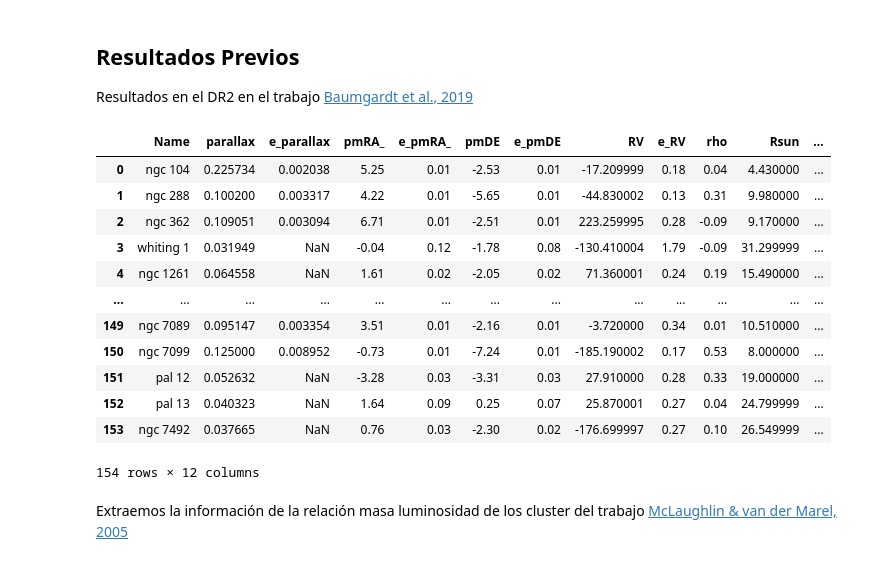
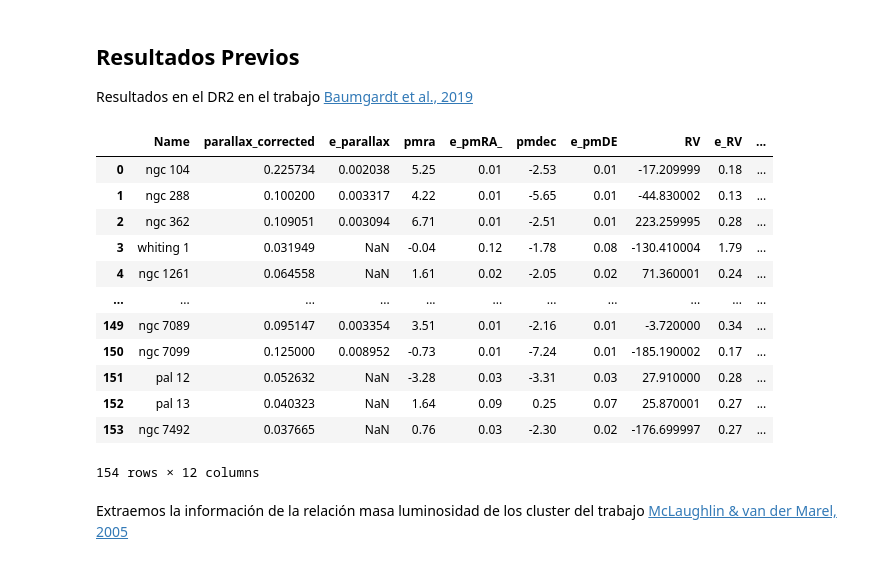
Before and after one commit to santhiperbolico/tfm-ucm-code, a Jupyter notebook: notebooks/Analisis_DR3.ipynb, the cells around one changed output. Cells and saved outputs as stored; diff of their text form; code cells hidden in the pictures.

```diff
--- a/notebooks/Analisis_DR3.ipynb
+++ b/notebooks/Analisis_DR3.ipynb
@@ -45,27 +41,28 @@ Resultados en el DR2 en el trabajo [Baumgardt et al., 2019](https://drive.google
 # %%
 v = Vizier(columns=["Name", "Rsun", "e_Rsun", "pmRA*", "e_pmRA*", "pmDE", "e_pmDE", "RV", "e_RV", "rho"])
 v.ROW_LIMIT = -1
 catalogs = v.get_catalogs("J/MNRAS/482/5138")
 clusters_dr2 = catalogs[0].to_pandas()
 clusters_dr2.Name = clusters_dr2.Name.str.lower()
 
 clusters_dr2["parallax"] = 1 / (clusters_dr2.Rsun)
 clusters_dr2["e_parallax"] = (1 / (clusters_dr2.Rsun - clusters_dr2.e_Rsun) - 1 / (clusters_dr2.Rsun + clusters_dr2.e_Rsun)) / 2
 clusters_dr2 = clusters_dr2[["Name","parallax", "e_parallax", "pmRA_", "e_pmRA_", "pmDE", "e_pmDE", "RV", "e_RV", "rho", "Rsun", "e_Rsun"]]
+clusters_dr2 = clusters_dr2.rename(columns={"pmRA_": "pmra", "pmDE": "pmdec", "parallax": "parallax_corrected"})
 clusters_dr2
 # %% [output]
-|  | Name | parallax | e_parallax | pmRA_ | e_pmRA_ | pmDE | e_pmDE | RV | e_RV | rho | Rsun | ... |
-| 0 | ngc 104 | 0.225734 | 0.002038 | 5.25 | 0.01 | -2.53 | 0.01 | -17.209999 | 0.18 | 0.04 | 4.430000 | ... |
-| 1 | ngc 288 | 0.100200 | 0.003317 | 4.22 | 0.01 | -5.65 | 0.01 | -44.830002 | 0.13 | 0.31 | 9.980000 | ... |
-| 2 | ngc 362 | 0.109051 | 0.003094 | 6.71 | 0.01 | -2.51 | 0.01 | 223.259995 | 0.28 | -0.09 | 9.170000 | ... |
-| 3 | whiting 1 | 0.031949 | NaN | -0.04 | 0.12 | -1.78 | 0.08 | -130.410004 | 1.79 | -0.09 | 31.299999 | ... |
-| 4 | ngc 1261 | 0.064558 | NaN | 1.61 | 0.02 | -2.05 | 0.02 | 71.360001 | 0.24 | 0.19 | 15.490000 | ... |
-| ... | ... | ... | ... | ... | ... | ... | ... | ... | ... | ... | ... | ... |
-| 149 | ngc 7089 | 0.095147 | 0.003354 | 3.51 | 0.01 | -2.16 | 0.01 | -3.720000 | 0.34 | 0.01 | 10.510000 | ... |
-| 150 | ngc 7099 | 0.125000 | 0.008952 | -0.73 | 0.01 | -7.24 | 0.01 | -185.190002 | 0.17 | 0.53 | 8.000000 | ... |
-| 151 | pal 12 | 0.052632 | NaN | -3.28 | 0.03 | -3.31 | 0.03 | 27.910000 | 0.28 | 0.33 | 19.000000 | ... |
-| 152 | pal 13 | 0.040323 | NaN | 1.64 | 0.09 | 0.25 | 0.07 | 25.870001 | 0.27 | 0.04 | 24.799999 | ... |
-| 153 | ngc 7492 | 0.037665 | NaN | 0.76 | 0.03 | -2.30 | 0.02 | -176.699997 | 0.27 | 0.10 | 26.549999 | ... |
+|  | Name | parallax_corrected | e_parallax | pmra | e_pmRA_ | pmdec | e_pmDE | RV | e_RV | ... |
+| 0 | ngc 104 | 0.225734 | 0.002038 | 5.25 | 0.01 | -2.53 | 0.01 | -17.209999 | 0.18 | ... |
+| 1 | ngc 288 | 0.100200 | 0.003317 | 4.22 | 0.01 | -5.65 | 0.01 | -44.830002 | 0.13 | ... |
+| 2 | ngc 362 | 0.109051 | 0.003094 | 6.71 | 0.01 | -2.51 | 0.01 | 223.259995 | 0.28 | ... |
+| 3 | whiting 1 | 0.031949 | NaN | -0.04 | 0.12 | -1.78 | 0.08 | -130.410004 | 1.79 | ... |
+| 4 | ngc 1261 | 0.064558 | NaN | 1.61 | 0.02 | -2.05 | 0.02 | 71.360001 | 0.24 | ... |
+| ... | ... | ... | ... | ... | ... | ... | ... | ... | ... | ... |
+| 149 | ngc 7089 | 0.095147 | 0.003354 | 3.51 | 0.01 | -2.16 | 0.01 | -3.720000 | 0.34 | ... |
+| 150 | ngc 7099 | 0.125000 | 0.008952 | -0.73 | 0.01 | -7.24 | 0.01 | -185.190002 | 0.17 | ... |
+| 151 | pal 12 | 0.052632 | NaN | -3.28 | 0.03 | -3.31 | 0.03 | 27.910000 | 0.28 | ... |
+| 152 | pal 13 | 0.040323 | NaN | 1.64 | 0.09 | 0.25 | 0.07 | 25.870001 | 0.27 | ... |
+| 153 | ngc 7492 | 0.037665 | NaN | 0.76 | 0.03 | -2.30 | 0.02 | -176.699997 | 0.27 | ... |
 154 rows × 12 columns
 # %% [markdown]
 Extraemos la información de la relación masa luminosidad de los cluster del trabajo [McLaughlin & van der Marel, 2005](https://vizier.cds.unistra.fr/viz-bin/VizieR-3?-source=J/ApJS/161/304/table13&-out.max=50&-out.form=HTML%20Table&-out.add=_r&-out.add=_RAJ,_DEJ&-sort=_r&-oc.form=sexa)
```
Also changed, not shown: parts of 30 cells of this notebook, 3 other files.
